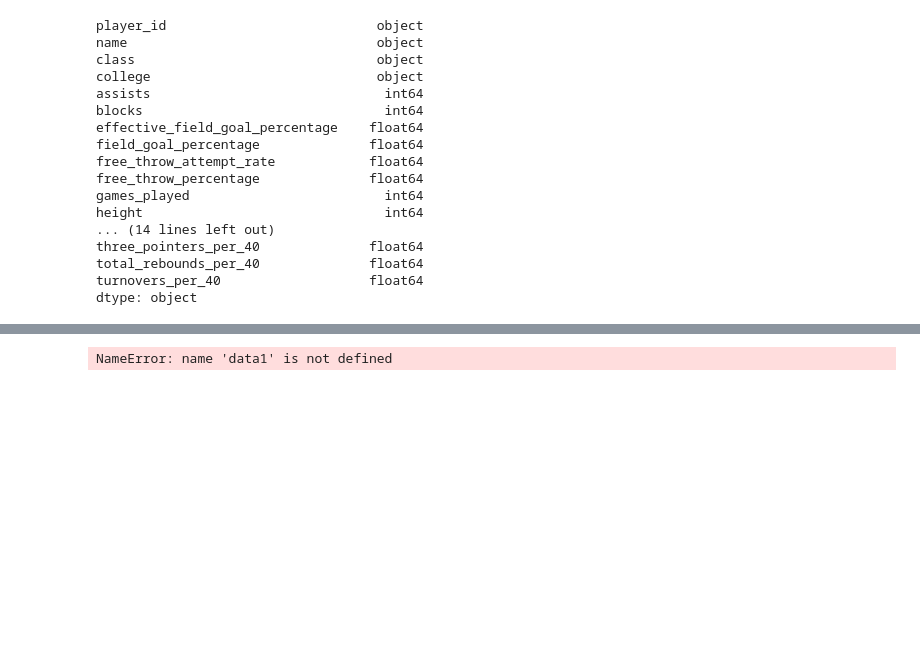
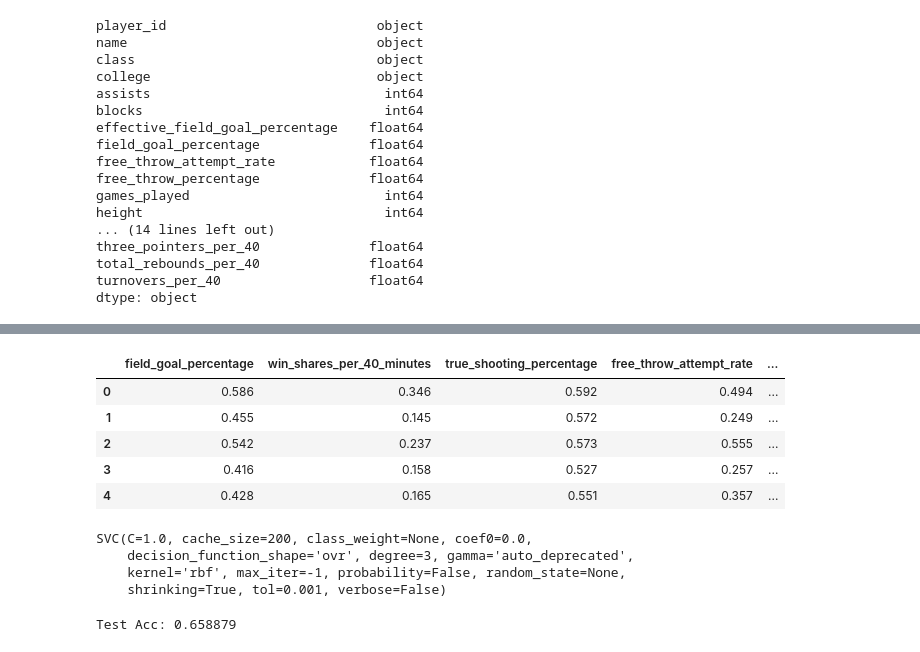
Before and after one commit to woodfin8/Draft_Machine, a Jupyter notebook: SVM Model.ipynb, the cells around one changed output, grey strips where cells are left out. Cells and saved outputs as stored; diff of their text form; code cells hidden in the pictures; blank space fills up the shorter version.

```diff
--- a/SVM Model.ipynb
+++ b/SVM Model.ipynb
@@ -88,0 +128,14 @@ turnovers_per_40                              0.011642          1.000000
+# %%
+#X = df[["turnovers","points","height","total_rebounds_per_40","effective_field_goal_percentage","true_shooting_percentage"]]
+#X = df[["turnovers","points","height","total_rebounds_per_40","effective_field_goal_percentage"]]
+#X = df[["minutes_played", "turnovers","points","steals"]]
+#X = df[["games_played", "turnovers","minutes_played","points","effective_field_goal_percentage"]]
+X = df[["field_goal_percentage","win_shares_per_40_minutes","true_shooting_percentage","free_throw_attempt_rate","three_point_percentage","height"]]
+X.head()
+# %% [output]
+|  | field_goal_percentage | win_shares_per_40_minutes | true_shooting_percentage | free_throw_attempt_rate | ... |
+| 0 | 0.586 | 0.346 | 0.592 | 0.494 | ... |
+| 1 | 0.455 | 0.145 | 0.572 | 0.249 | ... |
+| 2 | 0.542 | 0.237 | 0.573 | 0.555 | ... |
+| 3 | 0.416 | 0.158 | 0.527 | 0.257 | ... |
+| 4 | 0.428 | 0.165 | 0.551 | 0.357 | ... |
@@ -89,8 +149,20 @@ turnovers_per_40                              0.011642          1.000000
+# %%
+# Support vector machine linear classifier
+from sklearn.svm import SVC
+model = SVC(kernel='rbf')
+model.fit(X_train, y_train)
+# %% [output]
+SVC(C=1.0, cache_size=200, class_weight=None, coef0=0.0,
+    decision_function_shape='ovr', degree=3, gamma='auto_deprecated',
+    kernel='rbf', max_iter=-1, probability=False, random_state=None,
+    shrinking=True, tol=0.001, verbose=False)
+# %%
+print('Test Acc: %.6f' %model.score(X_test, y_test))
+# %% [output]
+Test Acc: 0.658879
 # %%
-df = pd.DataFrame(data1,columns=["blocks","points","steals","games_played","field_goal_percentage", "minutes_played","three_point_percentage"])
+#df = pd.DataFrame(data1,columns=["blocks","points","steals","games_played","field_goal_percentage", "minutes_played","three_point_percentage"])
 
-corrMatrix = df.corr()
-print (corrMatrix)
+#corrMatrix = df.corr()
+#print (corrMatrix)
-# %% [output]
-NameError: name 'data1' is not defined
 # %%
```
Also changed, not shown: parts of 18 cells of this notebook.
